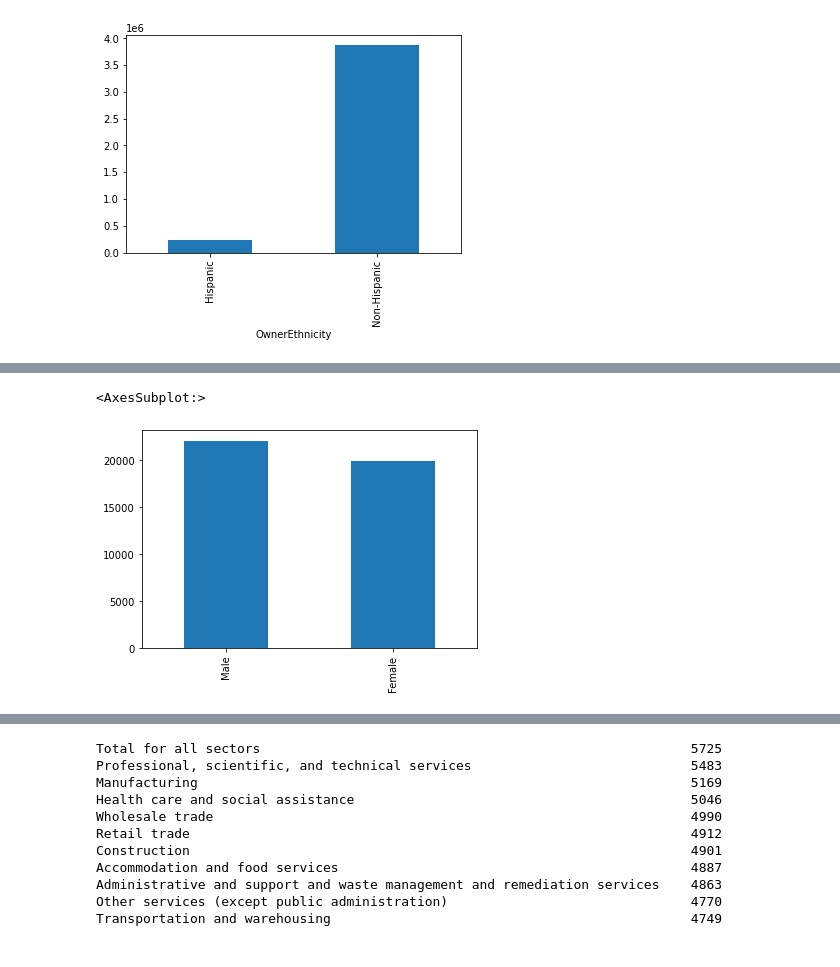
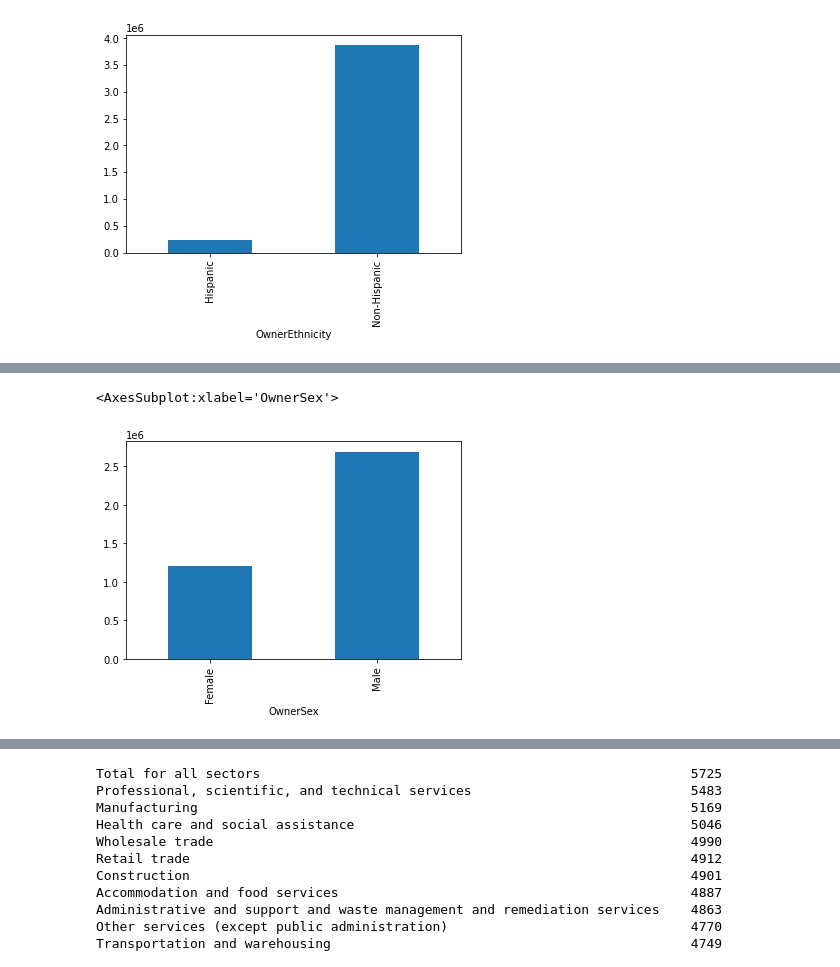
Before and after one commit to c-rod51/census-annual-business-survey, a Jupyter notebook: ETL.ipynb, the cells around one changed output, grey strips where cells are left out. Drawn from its saved outputs; the diff is of its cells as text; code cells hidden in the pictures.

```diff
--- a/ETL.ipynb
+++ b/ETL.ipynb
@@ -134,12 +135,12 @@ flag_columns = ['OWNPDEMP_F', 'OWNPDEMP_PCT_F', 'OWNPDEMP_S_F', 'OWNPDEMP_PCT_S_
 
 renaming = {
     'NAME' : 'Region',
-    'NAICS2017_LABEL' : 'Sector',
+    'NAICS2017_LABEL' : 'IndustrySector',
     'OWNER_SEX_LABEL' : 'OwnerSex',
     'OWNER_ETH_LABEL' : 'OwnerEthnicity',
     'OWNER_RACE_LABEL' : 'OwnerRace',
     'OWNER_VET_LABEL' : 'VeteranStatus',
-    'QDESC_LABEL' : 'QuestionDescription'
+    'QDESC_LABEL' : 'QuestionDescription',
     'OWNCHAR_LABEL' : 'OwnerResp',
     'OWNPDEMP' : 'NumberOfOwners',
     'OWNPDEMP_PCT' : 'PercentageOfOwners',
@@ -297,4 +299,9 @@ non_total_owner_race_data.plot(kind='barh')
 # %%
 #Unique values for sex
-business_owner_characteristics['OWNER_SEX_LABEL'].unique()
+business_owner_sex = business_owner_characteristics[(business_owner_characteristics['OwnerSex'] != 'All owners of respondent firms')
+                              & (business_owner_characteristics['OwnerRace'] == 'All owners of respondent firms')
+                              & (business_owner_characteristics['VeteranStatus'] == 'All owners of respondent firms')
+                              & (business_owner_characteristics['OwnerResp'] == 'Total reporting')
+                              & (business_owner_characteristics['OwnerEthnicity'] == 'All owners of respondent firms')]
+business_owner_sex
 # %% [output]
@@ -302,2 +325,2 @@ array(['All owners of respondent firms', 'Female', 'Male'], dtype=object)
 # %%
-owner_sex_data = business_owner_characteristics['OWNER_SEX_LABEL'].value_counts()
+non_total_owner_sex = business_owner_sex.groupby('OwnerSex')['NumberOfOwners'].mean()
@@ -306,7 +327,7 @@ non_total_owner_sex_data = owner_sex_data[1:]
 # %%
-non_total_owner_sex_data.plot(kind='bar')
+non_total_owner_sex.plot(kind='bar')
 # %% [output]
-<AxesSubplot:>
+<AxesSubplot:xlabel='OwnerSex'>
-[figure, old version]
+[figure, new version]
 # %%
 #Owner Veteran Status
```
Also changed, not shown: parts of 22 cells of this notebook, 1 other file.
